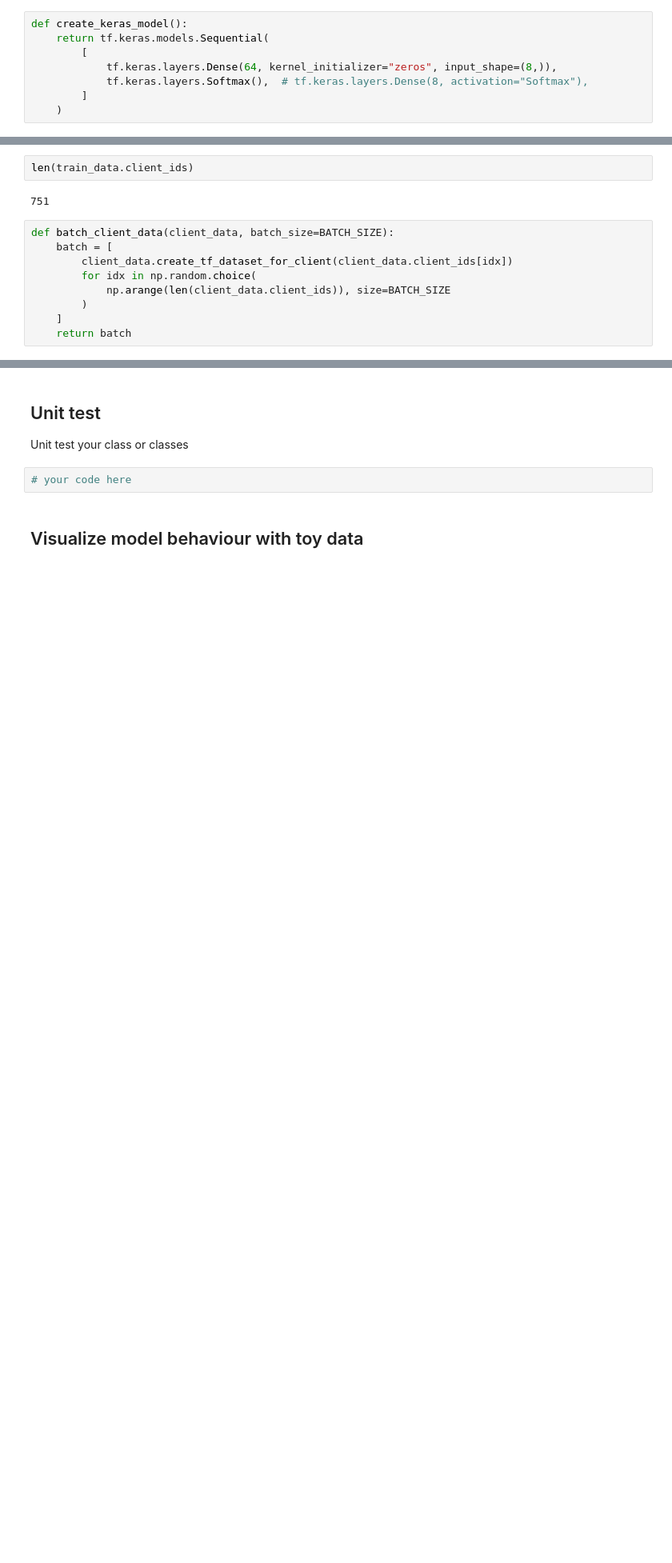
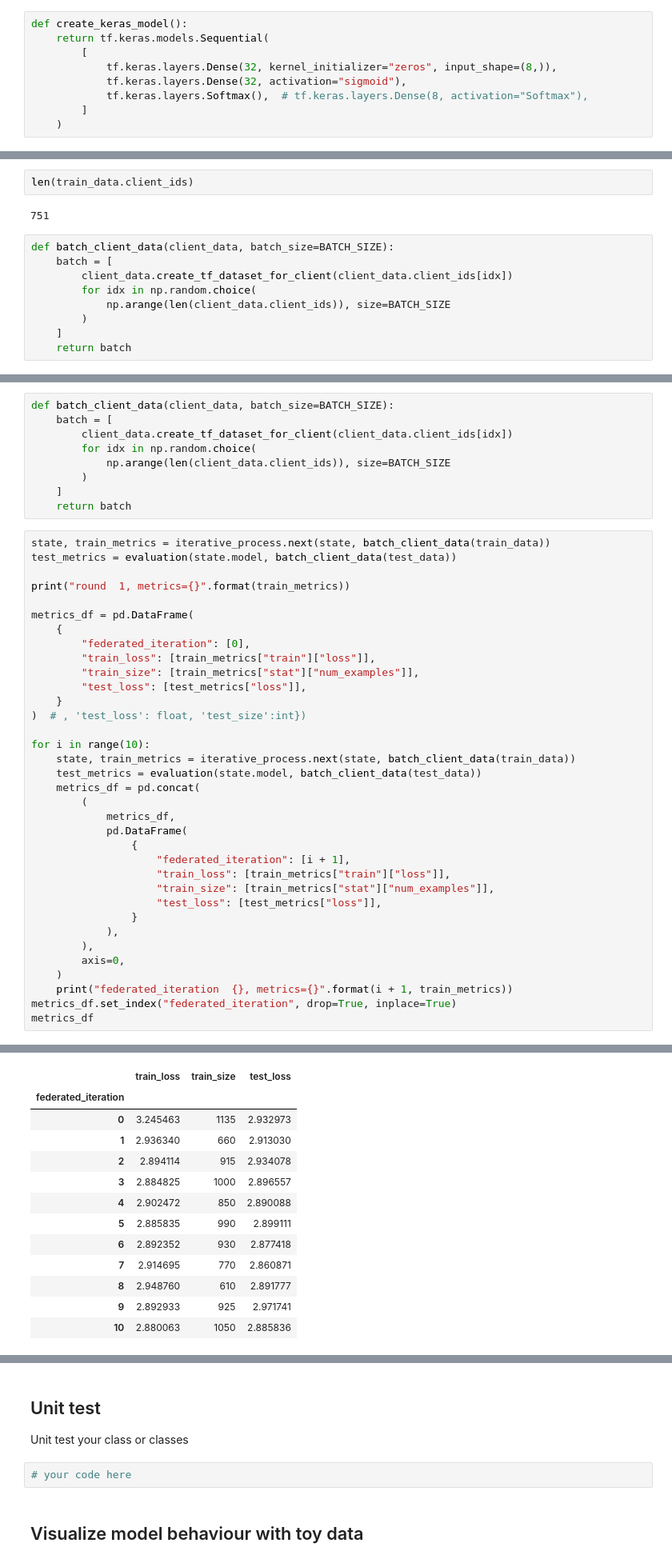
Before and after one commit to City-of-Helsinki/ml_federated_customer_journey, a Jupyter notebook: 01_model.ipynb, the cells around one changed output, grey strips where cells are left out. Shown: that part at 80% size. Cells and saved outputs as stored; diff of their text form; blank space fills up the shorter version.

```diff
--- a/01_model.ipynb
+++ b/01_model.ipynb
@@ -185,7 +165,8 @@ Remember that you can also create base class and subclasses to utilize heritance
 def create_keras_model():
     return tf.keras.models.Sequential(
         [
-            tf.keras.layers.Dense(64, kernel_initializer="zeros", input_shape=(8,)),
+            tf.keras.layers.Dense(32, kernel_initializer="zeros", input_shape=(8,)),
+            tf.keras.layers.Dense(32, activation="sigmoid"),
             tf.keras.layers.Softmax(),  # tf.keras.layers.Dense(8, activation="Softmax"),
         ]
     )
@@ -289,0 +247,45 @@ round  9, metrics=OrderedDict([('broadcast', ()), ('aggregation', OrderedDict([(
+# %%
+def batch_client_data(client_data, batch_size=BATCH_SIZE):
+    batch = [
+        client_data.create_tf_dataset_for_client(client_data.client_ids[idx])
+        for idx in np.random.choice(
+            np.arange(len(client_data.client_ids)), size=BATCH_SIZE
+        )
+    ]
+    return batch
+# %%
+state, train_metrics = iterative_process.next(state, batch_client_data(train_data))
+test_metrics = evaluation(state.model, batch_client_data(test_data))
+
+print("round  1, metrics={}".format(train_metrics))
+
+metrics_df = pd.DataFrame(
+    {
+        "federated_iteration": [0],
+        "train_loss": [train_metrics["train"]["loss"]],
+        "train_size": [train_metrics["stat"]["num_examples"]],
+        "test_loss": [test_metrics["loss"]],
+    }
+)  # , 'test_loss': float, 'test_size':int})
+
+for i in range(10):
+    state, train_metrics = iterative_process.next(state, batch_client_data(train_data))
+    test_metrics = evaluation(state.model, batch_client_data(test_data))
+    metrics_df = pd.concat(
+        (
+            metrics_df,
+            pd.DataFrame(
+                {
+                    "federated_iteration": [i + 1],
+                    "train_loss": [train_metrics["train"]["loss"]],
+                    "train_size": [train_metrics["stat"]["num_examples"]],
+                    "test_loss": [test_metrics["loss"]],
+                }
+            ),
+        ),
+        axis=0,
+    )
+    print("federated_iteration  {}, metrics={}".format(i + 1, train_metrics))
+metrics_df.set_index("federated_iteration", drop=True, inplace=True)
+metrics_df
+# %% [output]
@@ -289,0 +303,13 @@ round  9, metrics=OrderedDict([('broadcast', ()), ('aggregation', OrderedDict([(
+|  | train_loss | train_size | test_loss |
+| federated_iteration |  |  |  |
+| 0 | 3.245463 | 1135 | 2.932973 |
+| 1 | 2.936340 | 660 | 2.913030 |
+| 2 | 2.894114 | 915 | 2.934078 |
+| 3 | 2.884825 | 1000 | 2.896557 |
+| 4 | 2.902472 | 850 | 2.890088 |
+| 5 | 2.885835 | 990 | 2.899111 |
+| 6 | 2.892352 | 930 | 2.877418 |
+| 7 | 2.914695 | 770 | 2.860871 |
+| 8 | 2.948760 | 610 | 2.891777 |
+| 9 | 2.892933 | 925 | 2.971741 |
+| 10 | 2.880063 | 1050 | 2.885836 |
```
Also changed, not shown: parts of 8 cells of this notebook.
